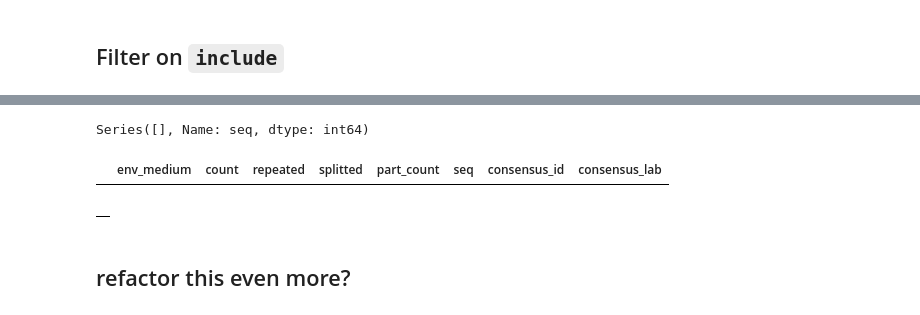
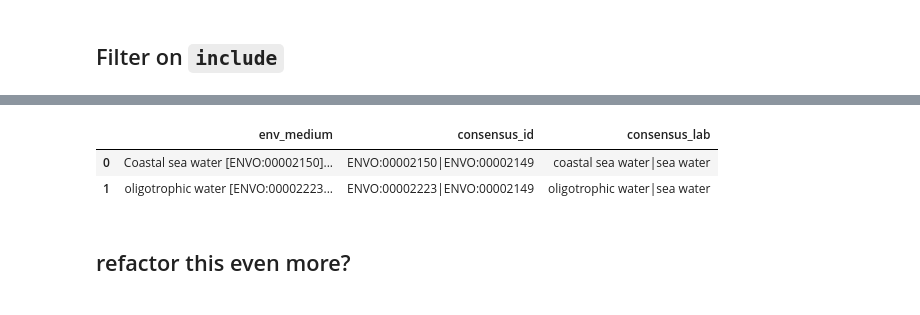
Before and after one commit to INCATools/biosample-analysis, a Jupyter notebook: src/notebooks/scoped_mapping_of_biosamples_mixs.ipynb, the cells around one changed output, grey strips where cells are left out. Drawn from its saved outputs; the diff is of its cells as text; code cells hidden in the pictures.

```diff
--- a/src/notebooks/scoped_mapping_of_biosamples_mixs.ipynb
+++ b/src/notebooks/scoped_mapping_of_biosamples_mixs.ipynb
@@ -451,9 +383,13 @@ prefix_when_possible = [each_string.lower() for each_string in prefix_when_possi
 
 # prefix_when_possible
 # %%
-if "onto_prefix" in mapping_candidates.columns:
-    mapping_candidates = mapping_candidates.drop("onto_prefix", 1)
+# WHY DID I MAKE THIS SO COMPLICATED?
 
-mapping_candidates.loc[:, "onto_prefix"] = pd.Series(prefix_when_possible).values
+# if "onto_prefix" in mapping_candidates.columns:
+#     mapping_candidates = mapping_candidates.drop("onto_prefix", 1)
+
+# mapping_candidates = mapping_candidates.assign(onto_prefix='')
+
+mapping_candidates['onto_prefix'] = prefix_when_possible
 
 # mapping_candidates
@@ -951,0 +1001,12 @@ multi_part_frame
+# %%
+# remove any row whose biosample_col_to_map has any NaN consensus_ids
+# deep-sea sediment biome from ENVO:01000030|||deep-sea sediment biome
+
+bad_flag = multi_part_frame['consensus_id'].isna()
+print(bad_flag)
+bad_c2m = multi_part_frame[biosample_col_to_map][bad_flag]
+print(bad_c2m)
+keep_flag = ~ multi_part_frame[biosample_col_to_map].isin(bad_c2m)
+print(keep_flag)
+multi_part_frame = multi_part_frame[keep_flag]
+multi_part_frame
@@ -959,17 +1043,6 @@ Series([], Name: part_count, dtype: int64)
 # %%
 seq_max = multi_part_frame.groupby([biosample_col_to_map], sort=False)["seq"].max()
-seq_max
+# seq_max
-# %% [output]
-Series([], Name: seq, dtype: int64)
 # %%
 parts_check = pd.DataFrame(dict(part_count=part_count, seq_max=seq_max)).reset_index()
-
-all_parts_flag = parts_check["seq_max"] == parts_check["part_count"]
-ebs_with_all_parts = parts_check.loc[all_parts_flag, biosample_col_to_map]
-ebs_with_all_parts
-
-all_parts_flag = multi_part_frame[biosample_col_to_map].isin(list(ebs_with_all_parts))
-all_parts_frame = multi_part_frame.loc[all_parts_flag]
-all_parts_frame
+# parts_check
-# %% [output]
-|  | env_medium | count | repeated | splitted | part_count | seq | consensus_id | consensus_lab |
@@ -976,26 +1052,38 @@ all_parts_frame
+# %%
+generic_with_all_parts = parts_check.loc[all_parts_flag, biosample_col_to_map]
+# generic_with_all_parts
+# %%
+all_parts_flag = multi_part_frame[biosample_col_to_map].isin(list(generic_with_all_parts))
+all_parts_frame = multi_part_frame.loc[all_parts_flag]
+# all_parts_frame
 # %%
 unique_pipesep_ebs = list(set(list(all_parts_frame[biosample_col_to_map])))
 unique_pipesep_ebs.sort()
+# print(unique_pipesep_ebs)
 repipe_dict_list = []
 for one_pipesep in unique_pipesep_ebs:
     flag = all_parts_frame[biosample_col_to_map] == one_pipesep
     temp_frame = all_parts_frame.loc[flag]
+#     print(temp_frame)
     ids_list = list(temp_frame["consensus_id"])
     lab_list = list(temp_frame["consensus_lab"])
-    s = "|"
-    ids_repipe = s.join(ids_list)
-    lab_repipe = s.join(lab_list)
+#     print(ids_list)
+#     print(lab_list)
+    ids_repipe = rejoin_delim.join(ids_list)
+    lab_repipe = rejoin_delim.join(lab_list)
 
     repipe_dict = {
         biosample_col_to_map: one_pipesep,
         "consensus_id": ids_repipe,
         "consensus_lab": lab_repipe,
     }
     repipe_dict_list.append(repipe_dict)
 repipe_frame = pd.DataFrame(repipe_dict_list)
 repipe_frame
 # %% [output]
-|  |
+|  | env_medium | consensus_id | consensus_lab |
+| 0 | Coastal sea water [ENVO:00002150]... | ENVO:00002150|ENVO:00002149 | coastal sea water|sea water |
+| 1 | oligotrophic water [ENVO:00002223... | ENVO:00002223|ENVO:00002149 | oligotrophic water|sea water |
 # %%
 sssom_min_cols = sssom_frame[["subject_label", "object_id", "object_label"]]
 
```
Also changed, not shown: parts of 78 cells of this notebook, 4 other files.
